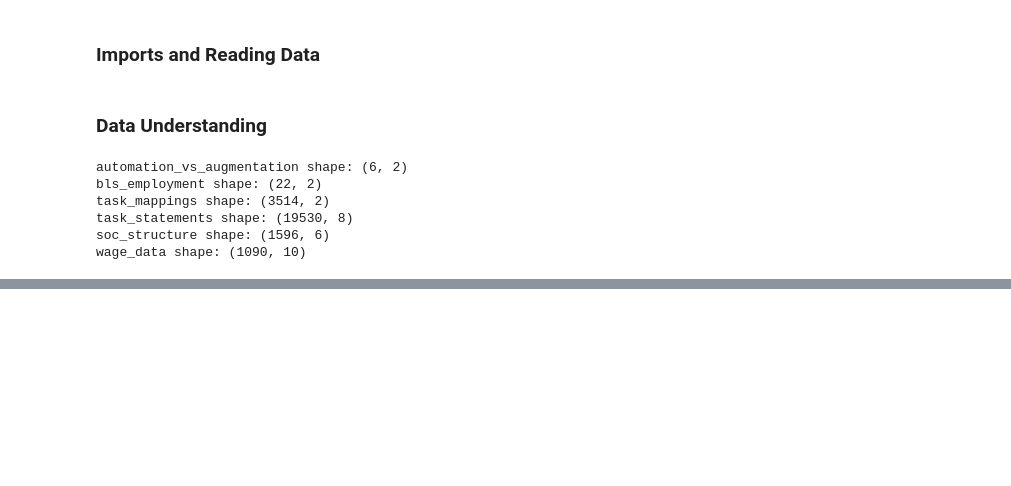
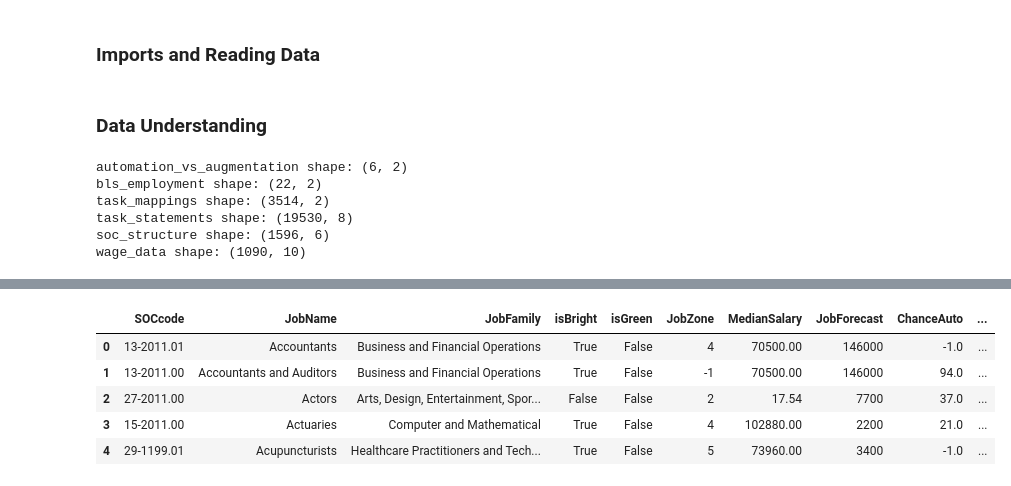
Before and after one commit to zaki-rogers/ai-labour-market-exposure, a Jupyter notebook: 01_eda.ipynb, the cells around one changed output, grey strips where cells are left out. Drawn from its saved outputs; the diff is of its cells as text; code cells hidden in the pictures; blank space fills up the shorter version.

```diff
--- a/01_eda.ipynb
+++ b/01_eda.ipynb
@@ -36,0 +78,9 @@ run .head(), .columns, .dtypes, .describe(), .info() on all `DataFrame`'s
+# %%
+wage_data.head()
+# %% [output]
+|  | SOCcode | JobName | JobFamily | isBright | isGreen | JobZone | MedianSalary | JobForecast | ChanceAuto | ... |
+| 0 | 13-2011.01 | Accountants | Business and Financial Operations | True | False | 4 | 70500.00 | 146000 | -1.0 | ... |
+| 1 | 13-2011.00 | Accountants and Auditors | Business and Financial Operations | True | False | -1 | 70500.00 | 146000 | 94.0 | ... |
+| 2 | 27-2011.00 | Actors | Arts, Design, Entertainment, Spor... | False | False | 2 | 17.54 | 7700 | 37.0 | ... |
+| 3 | 15-2011.00 | Actuaries | Computer and Mathematical | True | False | 4 | 102880.00 | 2200 | 21.0 | ... |
+| 4 | 29-1199.01 | Acupuncturists | Healthcare Practitioners and Tech... | True | False | 5 | 73960.00 | 3400 | -1.0 | ... |
```
Also changed, not shown: parts of 28 cells of this notebook.
